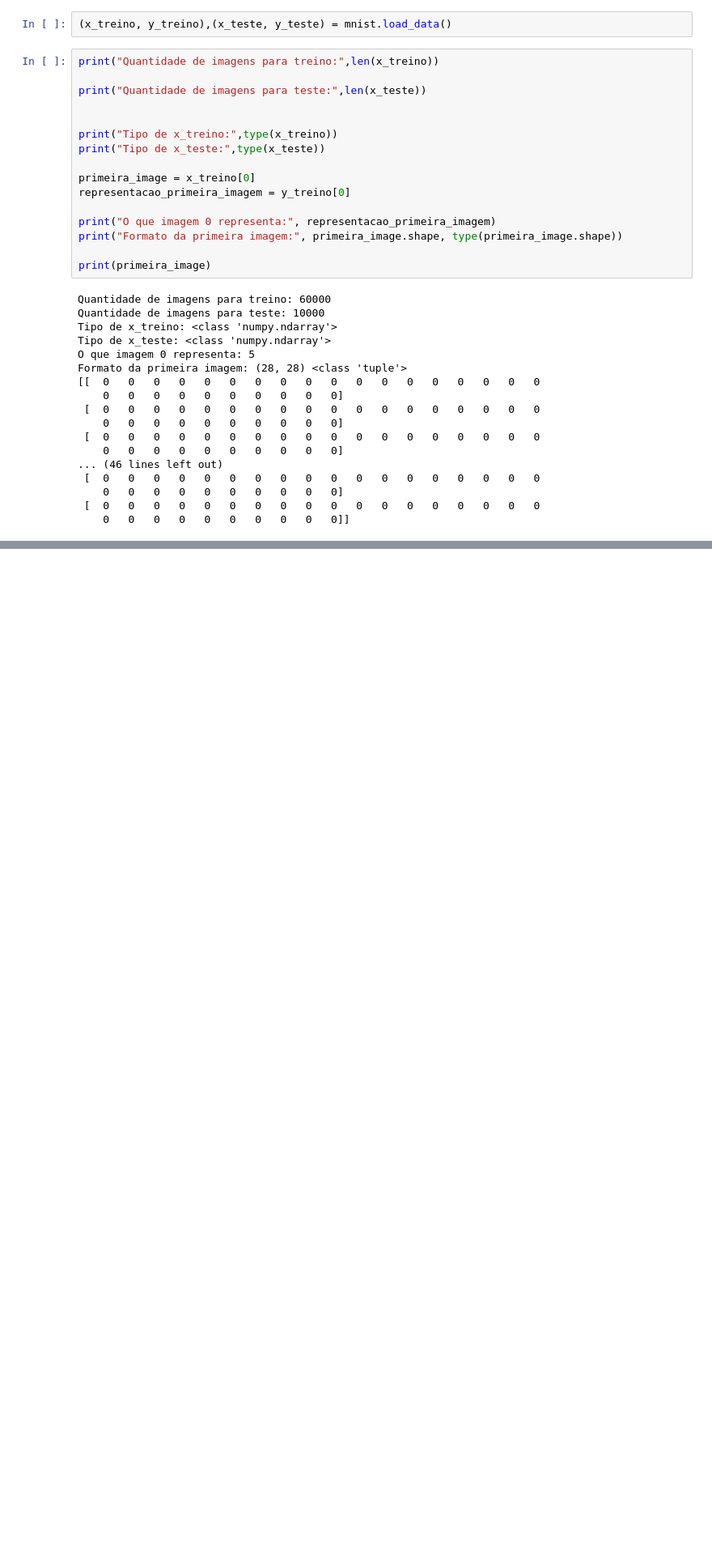
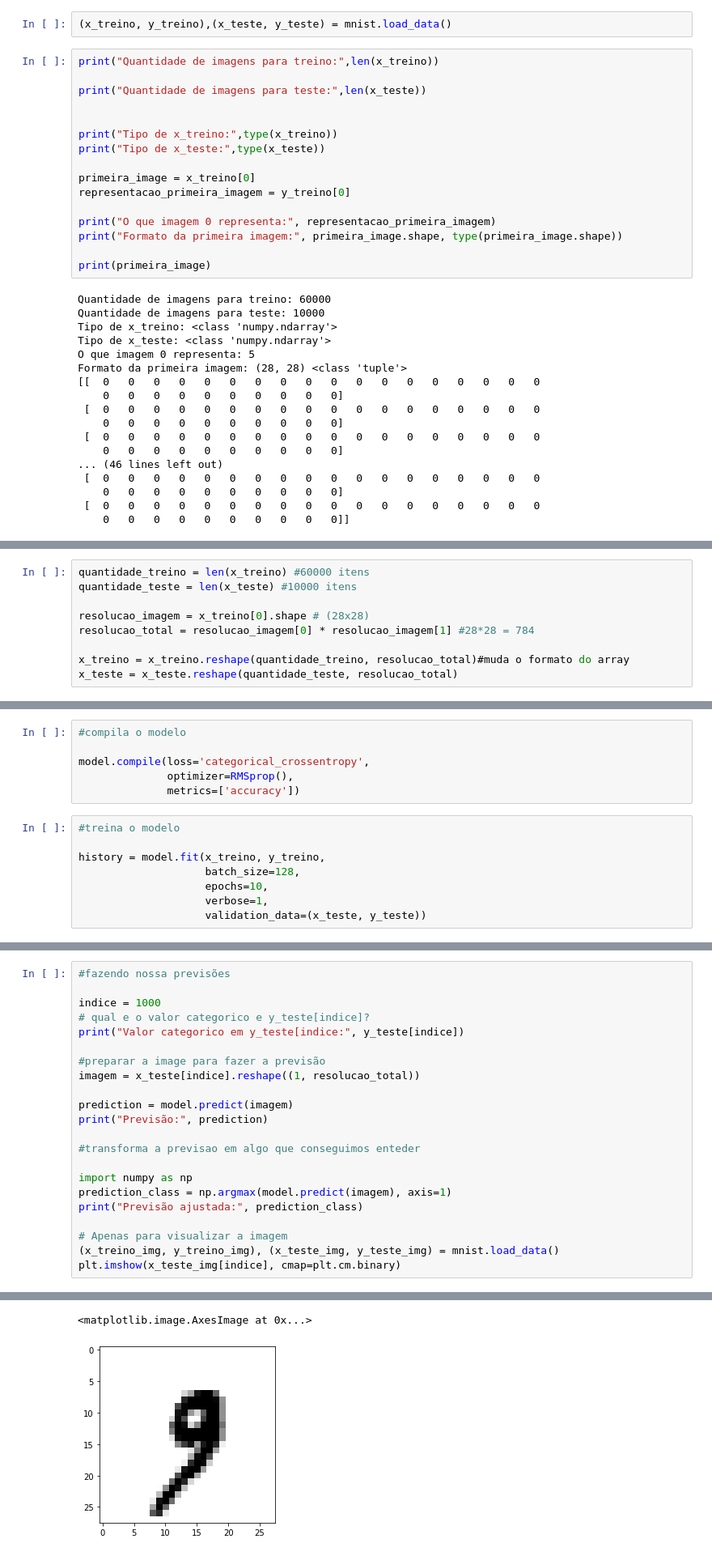
Before and after one commit to miguelif/Aula_Deep_Learning_Ocean, a Jupyter notebook: Ocean_DeepLearning.ipynb, the cells around one changed output, grey strips where cells are left out. Shown: that part at 81% size. Cells and saved outputs as stored; diff of their text form; blank space fills up the shorter version.

```diff
--- a/Ocean_DeepLearning.ipynb
+++ b/Ocean_DeepLearning.ipynb
@@ -65,0 +73,9 @@ Essa imagem representa: 2
+# %%
+quantidade_treino = len(x_treino) #60000 itens
+quantidade_teste = len(x_teste) #10000 itens
+
+resolucao_imagem = x_treino[0].shape # (28x28)
+resolucao_total = resolucao_imagem[0] * resolucao_imagem[1] #28*28 = 784
+
+x_treino = x_treino.reshape(quantidade_treino, resolucao_total)#muda o formato do array
+x_teste = x_teste.reshape(quantidade_teste, resolucao_total)
@@ -65,0 +214,14 @@ Essa imagem representa: 2
+# %%
+#compila o modelo
+
+model.compile(loss='categorical_crossentropy',
+              optimizer=RMSprop(),
+              metrics=['accuracy'])
+# %%
+#treina o modelo
+
+history = model.fit(x_treino, y_treino,
+                    batch_size=128,
+                    epochs=10,
+                    verbose=1,
+                    validation_data=(x_teste, y_teste))
@@ -65,0 +249,23 @@ Essa imagem representa: 2
+# %%
+#fazendo nossa previsões
+
+indice = 1000
+# qual e o valor categorico e y_teste[indice]?
+print("Valor categorico em y_teste[indice:", y_teste[indice])
+
+#preparar a image para fazer a previsão
+imagem = x_teste[indice].reshape((1, resolucao_total))
+
+prediction = model.predict(imagem)
+print("Previsão:", prediction)
+
+#transforma a previsao em algo que conseguimos enteder
+
+import numpy as np
+prediction_class = np.argmax(model.predict(imagem), axis=1)
+print("Previsão ajustada:", prediction_class)
+
+# Apenas para visualizar a imagem
+(x_treino_img, y_treino_img), (x_teste_img, y_teste_img) = mnist.load_data()
+plt.imshow(x_teste_img[indice], cmap=plt.cm.binary)
+# %% [output]
@@ -65,0 +276,2 @@ Essa imagem representa: 2
+<matplotlib.image.AxesImage at 0x...>
+[figure, added]
```
Also changed, not shown: parts of 10 cells of this notebook.
